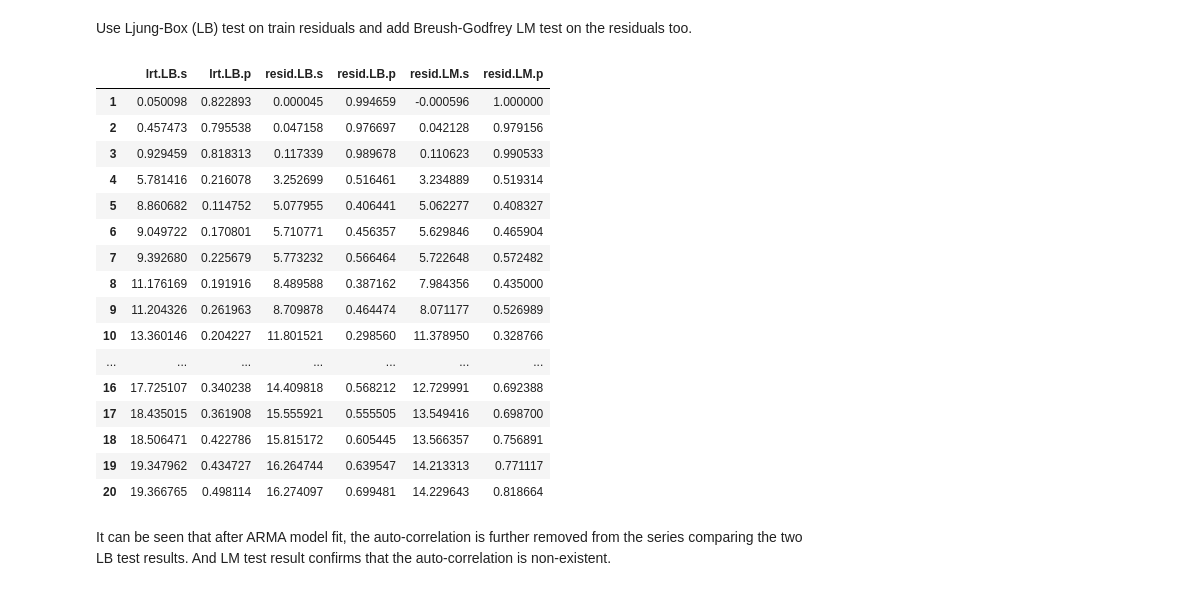
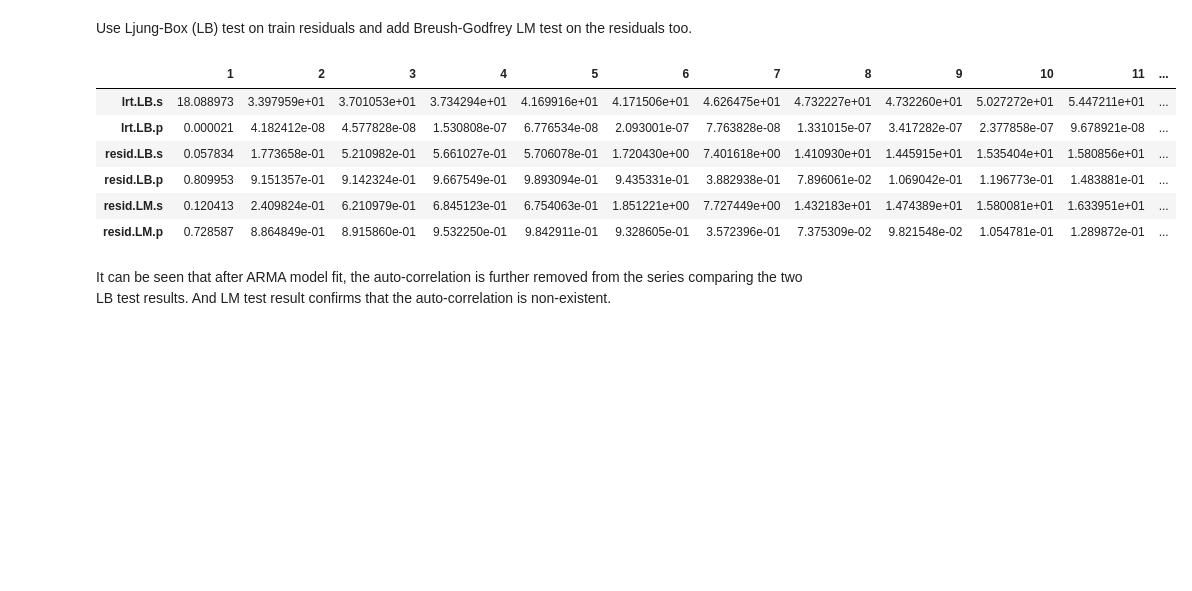
Before and after one commit to lishen/SP500_ML, a Jupyter notebook: SP500 pred with ML - Chapter 1.ipynb, the cells around one changed output. Cells and saved outputs as stored; diff of their text form; code cells hidden in the pictures; blank space fills up the shorter version.

```diff
--- a/SP500 pred with ML - Chapter 1.ipynb
+++ b/SP500 pred with ML - Chapter 1.ipynb
@@ -175,8 +275,12 @@ from  statsmodels.tsa.stattools import arma_order_select_ic
 import warnings
 with warnings.catch_warnings():
     warnings.simplefilter('ignore')
-    arma_modsel_res = arma_order_select_ic(lrt_train, max_ar=5, max_ma=5,
-                                           ic='aic', trend='c')
+    arma_modsel_res = arma_order_select_ic(lrt_train[max_order:],
+                                           max_ar=max_order, max_ma=max_order,
+                                           ic='aic', trend='c',
+                                           model_kw={'exog': lagged_ex_train.values})
 # %%
-print 'Selected model (p, q) order based on AIC=', arma_modsel_res['aic_min_order']
+selected_order = arma_modsel_res['aic_min_order']
+print 'Selected model (p, q) order based on AIC is:', selected_order
+selected_order = (selected_order[0], 0, selected_order[1])
 # %% [output]
@@ -184,10 +290,7 @@ Selected model (p, q) order based on AIC= (1, 1)
 # %%
 from statsmodels.tsa.arima_model import ARIMA
-# However, using order of (1, 1) generates the error that
-# AR coefficients are not stationary. Change the order to
-# (2, 1) solved the problem. The reason behind this awaits
-# further exploration.
-lrt_arma_mod = ARIMA(lrt_train, [2, 0, 1])
+lrt_arma_mod = ARIMA(lrt_train[max_order:], selected_order,
+                     exog=lagged_ex_train)
 lrt_arma_res = lrt_arma_mod.fit(trend='c')
 print(lrt_arma_res.summary())
 # %% [output]
@@ -239,11 +369,12 @@ Test R2= 0.023732207651
 # %% [markdown]
 Extract the residuals for further uses.
 # %%
-arma_train_resid = lrt_train.values.ravel() - arma_train_pred
+arma_train_resid = lrt_train[max_order:].values.ravel() - arma_train_pred
 arma_test_resid = lrt_test.values.ravel() - arma_test_pred
 arma_all_resid = concatenate((arma_train_resid, arma_test_resid))
 np.save('arma_train_resid.npy', arma_train_resid)
 np.save('arma_test_resid.npy', arma_test_resid)
+np.save('arma_all_resid.npy', arma_all_resid)
 # %% [markdown]
 Use Ljung-Box (LB) test on train residuals and add Breush-Godfrey LM test on the residuals too.
 # %%
@@ -259,25 +390,15 @@ resid_train_acorr = pd.DataFrame(np.c_[np.array(lrt_train_lb).T,
                                           'resid.LB.s', 'resid.LB.p',
                                           'resid.LM.s', 'resid.LM.p'])
 # %%
-resid_train_acorr
+resid_train_acorr.T
 # %% [output]
-|  | lrt.LB.s | lrt.LB.p | resid.LB.s | resid.LB.p | resid.LM.s | resid.LM.p |
-| 1 | 0.050098 | 0.822893 | 0.000045 | 0.994659 | -0.000596 | 1.000000 |
-| 2 | 0.457473 | 0.795538 | 0.047158 | 0.976697 | 0.042128 | 0.979156 |
-| 3 | 0.929459 | 0.818313 | 0.117339 | 0.989678 | 0.110623 | 0.990533 |
-| 4 | 5.781416 | 0.216078 | 3.252699 | 0.516461 | 3.234889 | 0.519314 |
-| 5 | 8.860682 | 0.114752 | 5.077955 | 0.406441 | 5.062277 | 0.408327 |
-| 6 | 9.049722 | 0.170801 | 5.710771 | 0.456357 | 5.629846 | 0.465904 |
-| 7 | 9.392680 | 0.225679 | 5.773232 | 0.566464 | 5.722648 | 0.572482 |
-| 8 | 11.176169 | 0.191916 | 8.489588 | 0.387162 | 7.984356 | 0.435000 |
-| 9 | 11.204326 | 0.261963 | 8.709878 | 0.464474 | 8.071177 | 0.526989 |
-| 10 | 13.360146 | 0.204227 | 11.801521 | 0.298560 | 11.378950 | 0.328766 |
-| ... | ... | ... | ... | ... | ... | ... |
-| 16 | 17.725107 | 0.340238 | 14.409818 | 0.568212 | 12.729991 | 0.692388 |
-| 17 | 18.435015 | 0.361908 | 15.555921 | 0.555505 | 13.549416 | 0.698700 |
-| 18 | 18.506471 | 0.422786 | 15.815172 | 0.605445 | 13.566357 | 0.756891 |
-| 19 | 19.347962 | 0.434727 | 16.264744 | 0.639547 | 14.213313 | 0.771117 |
-| 20 | 19.366765 | 0.498114 | 16.274097 | 0.699481 | 14.229643 | 0.818664 |
+|  | 1 | 2 | 3 | 4 | 5 | 6 | 7 | 8 | 9 | 10 | 11 | ... |
+| lrt.LB.s | 18.088973 | 3.397959e+01 | 3.701053e+01 | 3.734294e+01 | 4.169916e+01 | 4.171506e+01 | 4.626475e+01 | 4.732227e+01 | 4.732260e+01 | 5.027272e+01 | 5.447211e+01 | ... |
+| lrt.LB.p | 0.000021 | 4.182412e-08 | 4.577828e-08 | 1.530808e-07 | 6.776534e-08 | 2.093001e-07 | 7.763828e-08 | 1.331015e-07 | 3.417282e-07 | 2.377858e-07 | 9.678921e-08 | ... |
+| resid.LB.s | 0.057834 | 1.773658e-01 | 5.210982e-01 | 5.661027e-01 | 5.706078e-01 | 1.720430e+00 | 7.401618e+00 | 1.410930e+01 | 1.445915e+01 | 1.535404e+01 | 1.580856e+01 | ... |
+| resid.LB.p | 0.809953 | 9.151357e-01 | 9.142324e-01 | 9.667549e-01 | 9.893094e-01 | 9.435331e-01 | 3.882938e-01 | 7.896061e-02 | 1.069042e-01 | 1.196773e-01 | 1.483881e-01 | ... |
+| resid.LM.s | 0.120413 | 2.409824e-01 | 6.210979e-01 | 6.845123e-01 | 6.754063e-01 | 1.851221e+00 | 7.727449e+00 | 1.432183e+01 | 1.474389e+01 | 1.580081e+01 | 1.633951e+01 | ... |
+| resid.LM.p | 0.728587 | 8.864849e-01 | 8.915860e-01 | 9.532250e-01 | 9.842911e-01 | 9.328605e-01 | 3.572396e-01 | 7.375309e-02 | 9.821548e-02 | 1.054781e-01 | 1.289872e-01 | ... |
 # %% [markdown]
 It can be seen that after ARMA model fit, the auto-correlation is further removed from the series comparing the two LB test results. And LM test result confirms that the auto-correlation is non-existent.
 # %% [markdown]
```
Also changed, not shown: parts of 53 cells of this notebook, 6 other files.
